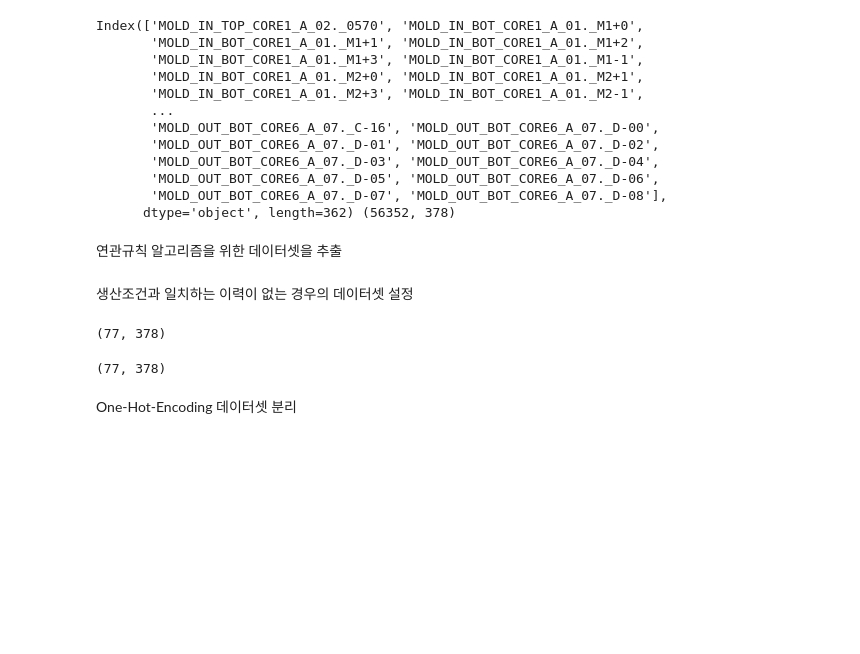
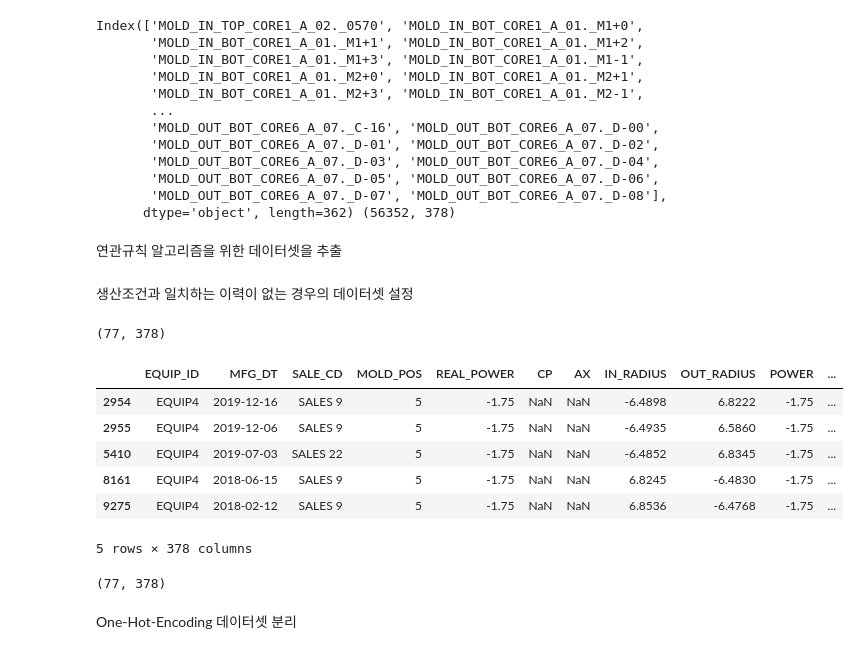
Before and after one commit to dbfla3831/STUDY, a Jupyter notebook: project/생산공정_최적화_AI/생산공정_최적화_기본.ipynb, the cells around one changed output. Saved outputs shown, nothing was run; the diff lists cells and outputs as text; code cells hidden in the pictures; blank space fills up the shorter version.

```diff
--- a/project/생산공정_최적화_AI/생산공정_최적화_기본.ipynb
+++ b/project/생산공정_최적화_AI/생산공정_최적화_기본.ipynb
@@ -916,9 +936,19 @@ df_assoc = df_assoc[(df_assoc['CATEGORY'] == category) &
                     (df_assoc['REAL_POWER'] == target_power)]
 # %% [markdown]
 생산조건과 일치하는 이력이 없는 경우의 데이터셋 설정
-# %%
-df_assoc.shape
-# %% [output]
-(77, 378)
+# %%
+df_assoc.shape
+# %% [output]
+(77, 378)
+# %%
+df_assoc.head()
+# %% [output]
+|  | EQUIP_ID | MFG_DT | SALE_CD | MOLD_POS | REAL_POWER | CP | AX | IN_RADIUS | OUT_RADIUS | POWER | ... |
+| 2954 | EQUIP4 | 2019-12-16 | SALES 9 | 5 | -1.75 | NaN | NaN | -6.4898 | 6.8222 | -1.75 | ... |
+| 2955 | EQUIP4 | 2019-12-06 | SALES 9 | 5 | -1.75 | NaN | NaN | -6.4935 | 6.5860 | -1.75 | ... |
+| 5410 | EQUIP4 | 2019-07-03 | SALES 22 | 5 | -1.75 | NaN | NaN | -6.4852 | 6.8345 | -1.75 | ... |
+| 8161 | EQUIP4 | 2018-06-15 | SALES 9 | 5 | -1.75 | NaN | NaN | 6.8245 | -6.4830 | -1.75 | ... |
+| 9275 | EQUIP4 | 2018-02-12 | SALES 9 | 5 | -1.75 | NaN | NaN | 6.8536 | -6.4768 | -1.75 | ... |
+5 rows × 378 columns
 # %%
 # 생산이력이 없으면 입력조건과 'CATEGORY'가 일치하는 모든 데이터를 대상으로 연관규칙을 실행
```
Also changed, not shown: parts of 24 cells of this notebook, 2 other files.
